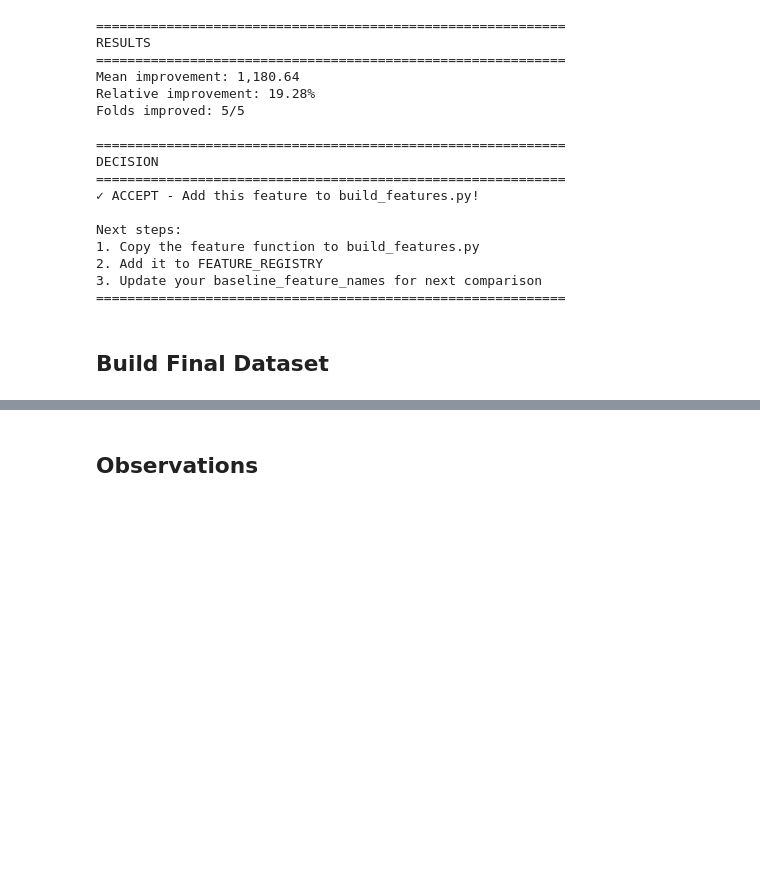
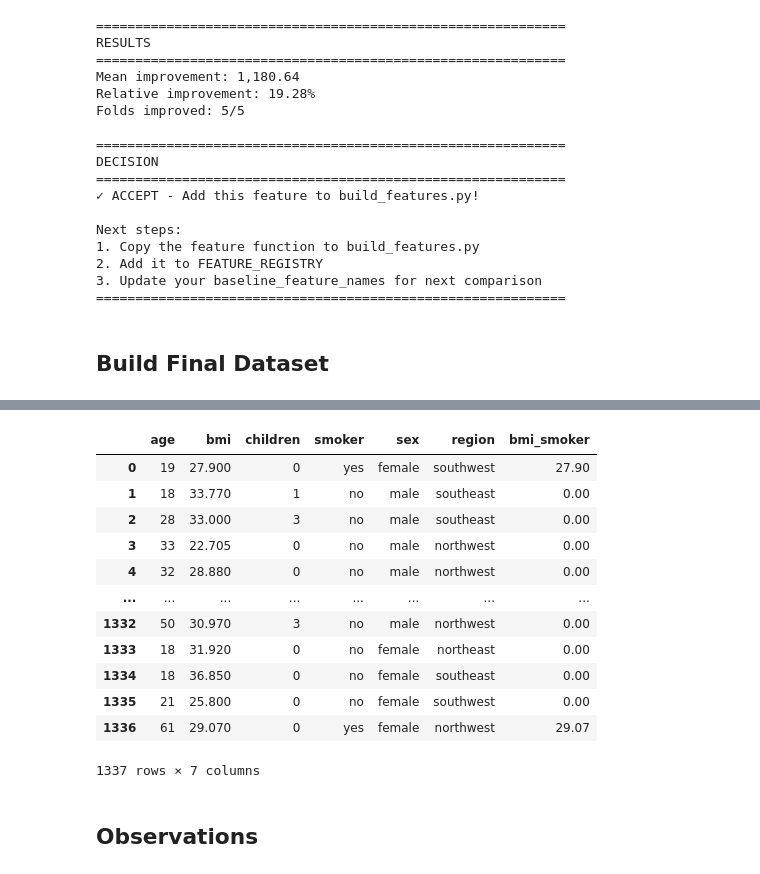
Before and after one commit to lokkenchan/linear_regression_001, a Jupyter notebook: notebooks/02_feature_engineering.ipynb, the cells around one changed output, grey strips where cells are left out. Cells and saved outputs as stored; diff of their text form; code cells hidden in the pictures; blank space fills up the shorter version.

```diff
--- a/notebooks/02_feature_engineering.ipynb
+++ b/notebooks/02_feature_engineering.ipynb
@@ -258 +274,18 @@ Next steps:
+# %%
+df_features = build_features(df,candidate_feature_names)
+df_features
+# %% [output]
+|  | age | bmi | children | smoker | sex | region | bmi_smoker |
+| 0 | 19 | 27.900 | 0 | yes | female | southwest | 27.90 |
+| 1 | 18 | 33.770 | 1 | no | male | southeast | 0.00 |
+| 2 | 28 | 33.000 | 3 | no | male | southeast | 0.00 |
+| 3 | 33 | 22.705 | 0 | no | male | northwest | 0.00 |
+| 4 | 32 | 28.880 | 0 | no | male | northwest | 0.00 |
+| ... | ... | ... | ... | ... | ... | ... | ... |
+| 1332 | 50 | 30.970 | 3 | no | male | northwest | 0.00 |
+| 1333 | 18 | 31.920 | 0 | no | female | northeast | 0.00 |
+| 1334 | 18 | 36.850 | 0 | no | female | southeast | 0.00 |
+| 1335 | 21 | 25.800 | 0 | no | female | southwest | 0.00 |
+| 1336 | 61 | 29.070 | 0 | yes | female | northwest | 29.07 |
+1337 rows × 7 columns
 # %%
```
Also changed, not shown: parts of 3 cells of this notebook, 5 other files.
